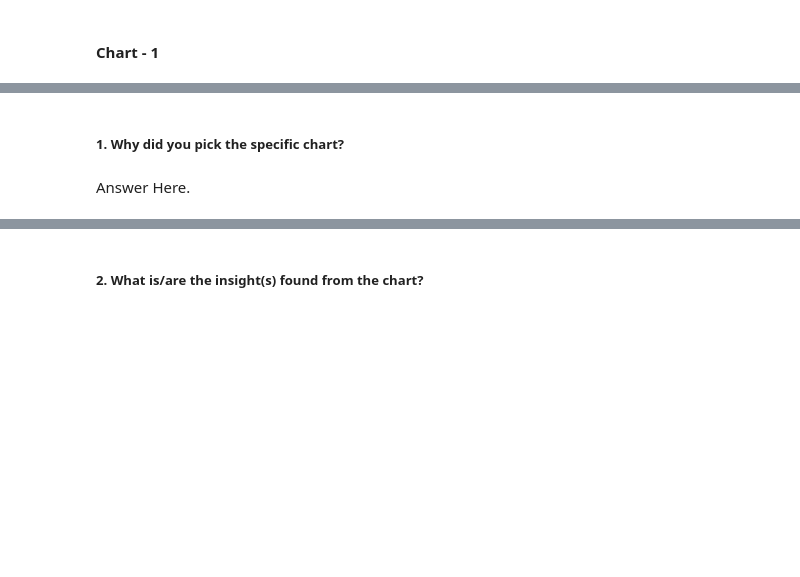
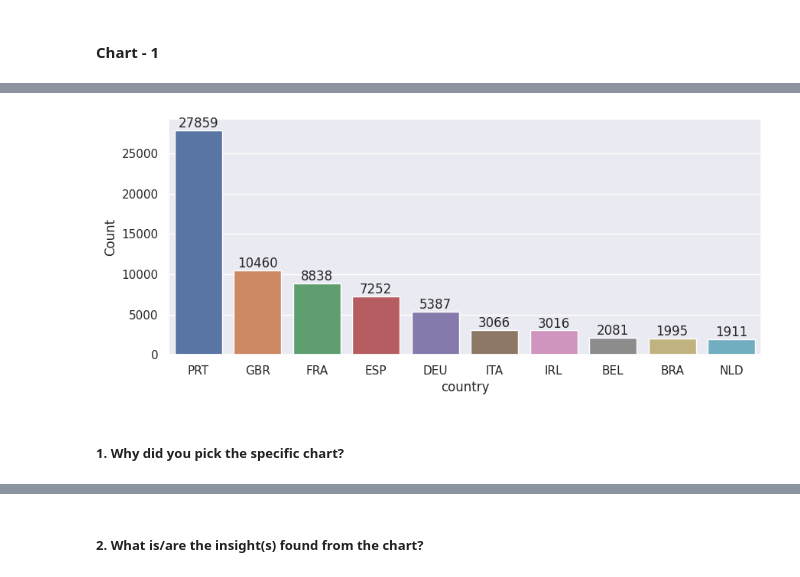
Before and after one commit to Bhushan0097/01.-CAPSTONE-PROJECT----Hotel-Bookings.csv, a Jupyter notebook: 01_Capstone_Project_EDA_HotelBooking.ipynb, the cells around one changed output, grey strips where cells are left out. Cells and saved outputs as stored; diff of their text form; code cells hidden in the pictures; blank space fills up the shorter version.

```diff
--- a/01_Capstone_Project_EDA_HotelBooking.ipynb
+++ b/01_Capstone_Project_EDA_HotelBooking.ipynb
@@ -606,0 +955,4 @@ Answer Here.
+# %%
+#Checking in which cycle guest Booked more Hotels
+Countries_count = hotel_data2['country'].value_counts().reset_index(name = 'Count')
+Countries_count.head(10)
@@ -606,0 +971,3 @@ Answer Here.
+# %%
+Countries_count.rename(columns = {'index':'country'},inplace = True)
+Countries_count.head()
@@ -607,4 +981,25 @@ Answer Here.
+# %%
+# Chart - 1 visualization code
+# Displaying Top Top 10 Countries from where most bookings were made
+
+# Visualizing the missing values as Histogram
+
+sns.set(style = "darkgrid")
+
+# setting the dimensions of the plot
+fig, ax = plt.subplots(figsize=(10, 4))
+
+vis = sns.barplot(data=Countries_count.head(10), x="country", y="Count")
+
+vis.set_xticklabels(labels=Countries_count['country'].head(10))
+
+for i in vis.containers: # displaying the count number on top of each bar
+    vis.bar_label(i)
+
+
+# Show the plot
+plt.show()
+# %% [output]
+[figure, added]
 # %% [markdown]
 ##### 1. Why did you pick the specific chart?
-# %% [markdown]
-Answer Here.
```
Also changed, not shown: parts of 133 cells of this notebook.
